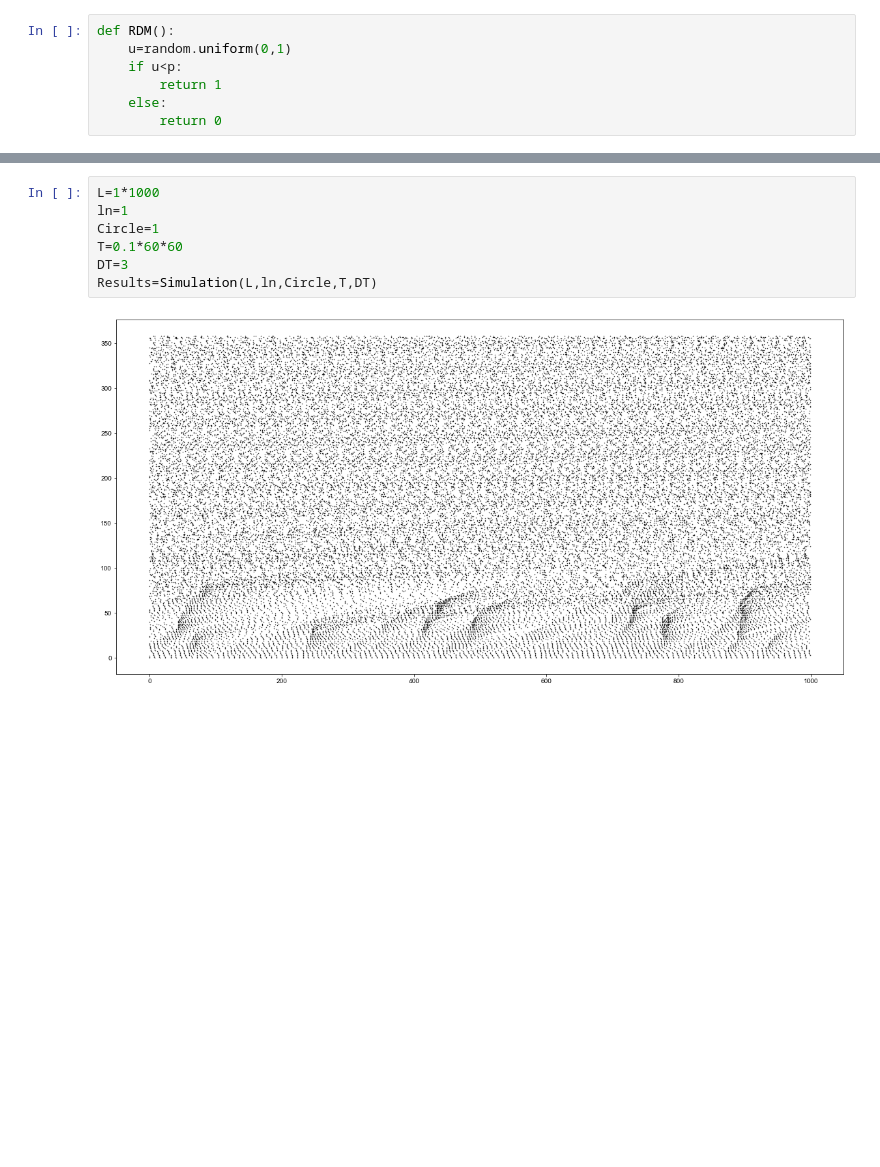
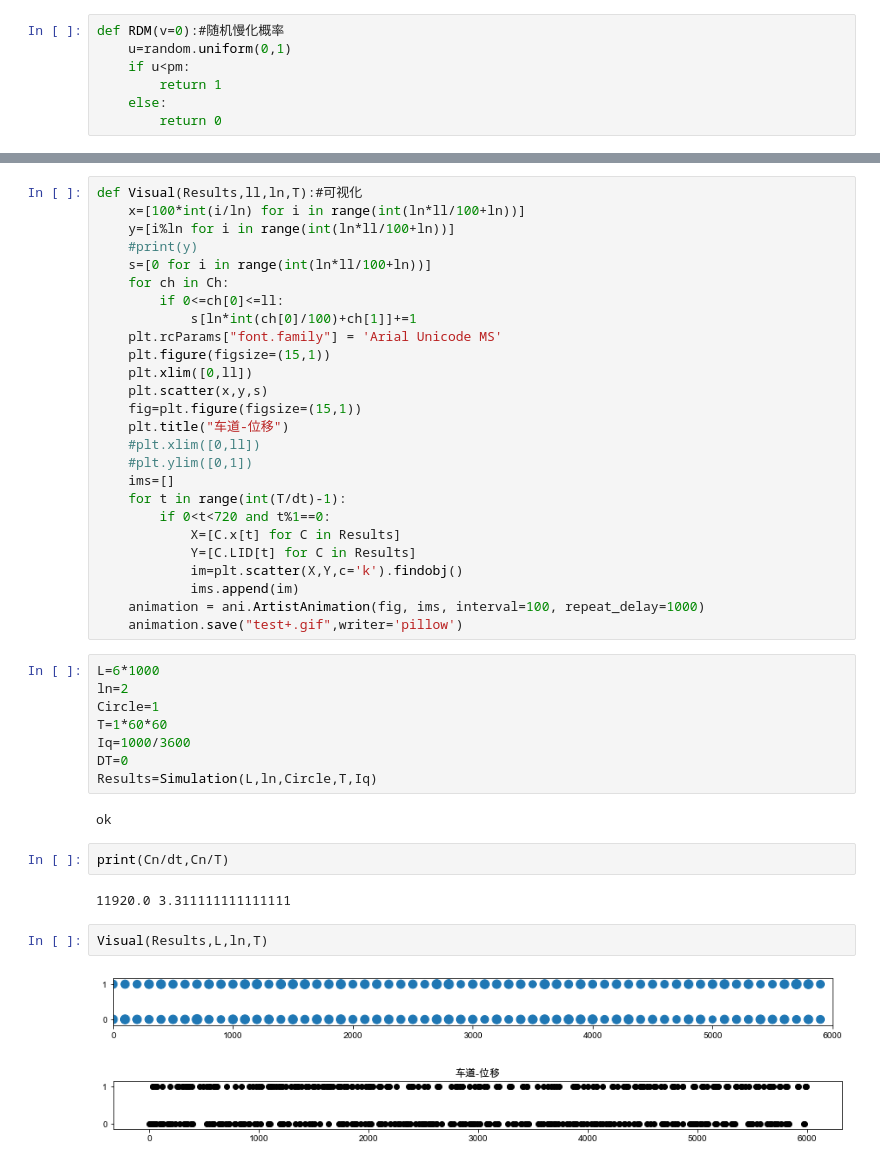
Before and after one commit to Sofarja/iPython, a Jupyter notebook: TFlow/NS.ipynb, the cells around one changed output, grey strips where cells are left out. Drawn from its saved outputs; the diff is of its cells as text; blank space fills up the shorter version.

```diff
--- a/TFlow/NS.ipynb
+++ b/TFlow/NS.ipynb
@@ -42,7 +66,7 @@ class Detector:
 # %%
-def RDM():
+def RDM(v=0):#随机慢化概率
     u=random.uniform(0,1)
-    if u<p:
+    if u<pm:
         return 1
     else:
         return 0
@@ -79,9 +227,45 @@ def Simulation(L=1000,ln=1,Circle=0,T=3600,DT=0):
+# %%
+def Visual(Results,ll,ln,T):#可视化
+    x=[100*int(i/ln) for i in range(int(ln*ll/100+ln))]
+    y=[i%ln for i in range(int(ln*ll/100+ln))]
+    #print(y)
+    s=[0 for i in range(int(ln*ll/100+ln))]
+    for ch in Ch:
+        if 0<=ch[0]<=ll:
+            s[ln*int(ch[0]/100)+ch[1]]+=1
+    plt.rcParams["font.family"] = 'Arial Unicode MS'
+    plt.figure(figsize=(15,1))
+    plt.xlim([0,ll])
+    plt.scatter(x,y,s)
+    fig=plt.figure(figsize=(15,1))
+    plt.title("车道-位移")
+    #plt.xlim([0,ll])
+    #plt.ylim([0,1])
+    ims=[]
+    for t in range(int(T/dt)-1):
+        if 0<t<720 and t%1==0:
+            X=[C.x[t] for C in Results]
+            Y=[C.LID[t] for C in Results]
+            im=plt.scatter(X,Y,c='k').findobj()
+            ims.append(im)
+    animation = ani.ArtistAnimation(fig, ims, interval=100, repeat_delay=1000)
+    animation.save("test+.gif",writer='pillow')
 # %%
-L=1*1000
-ln=1
+L=6*1000
+ln=2
 Circle=1
-T=0.1*60*60
-DT=3
-Results=Simulation(L,ln,Circle,T,DT)
+T=1*60*60
+Iq=1000/3600
+DT=0
+Results=Simulation(L,ln,Circle,T,Iq)
 # %% [output]
-[figure, removed]
+ok
+# %%
+print(Cn/dt,Cn/T)
+# %% [output]
+11920.0 3.311111111111111
+# %%
+Visual(Results,L,ln,T)
+# %% [output]
+[figure, added]
+[figure, added]
```
Also changed, not shown: parts of 15 cells of this notebook.
